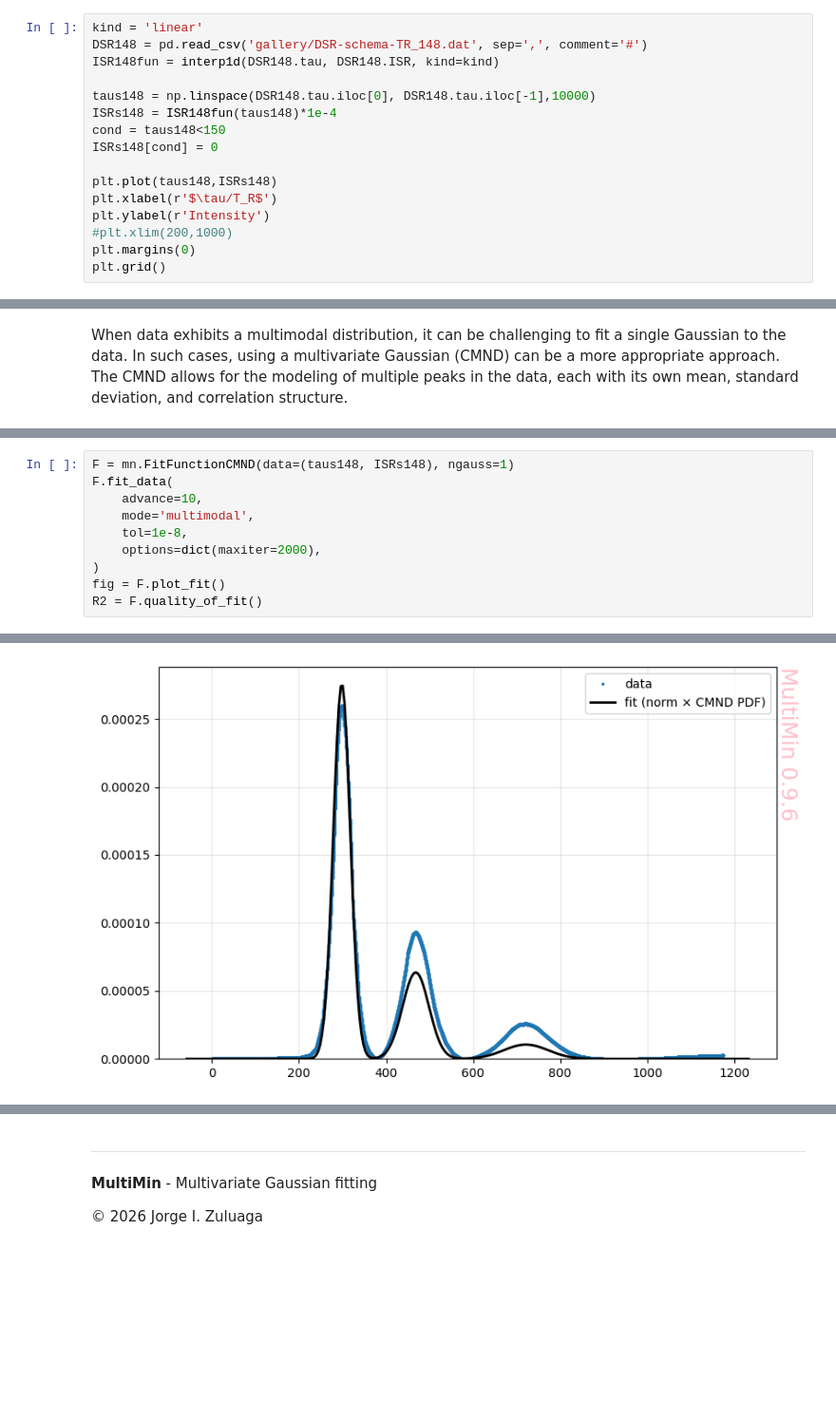
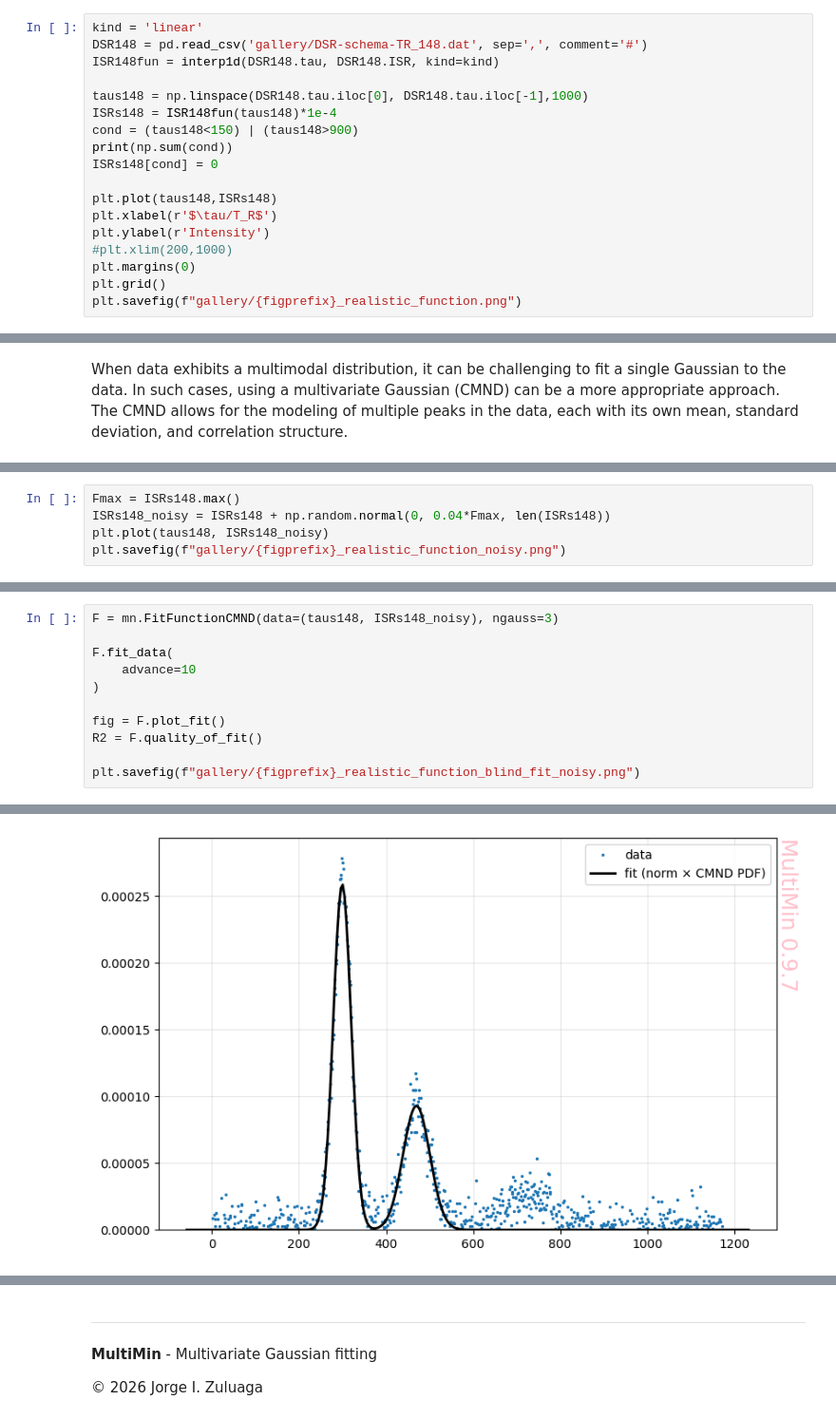
Before and after one commit to seap-udea/multimin, a Jupyter notebook: docs/examples/multimin_functions_tutorial.ipynb, the cells around one changed output, grey strips where cells are left out. Shown at 95% size. Saved outputs shown, nothing was run; the diff lists cells and outputs as text; blank space fills up the shorter version.

```diff
--- a/docs/examples/multimin_functions_tutorial.ipynb
+++ b/docs/examples/multimin_functions_tutorial.ipynb
@@ -298,9 +298,10 @@ kind = 'linear'
 DSR148 = pd.read_csv('gallery/DSR-schema-TR_148.dat', sep=',', comment='#')
 ISR148fun = interp1d(DSR148.tau, DSR148.ISR, kind=kind)
 
-taus148 = np.linspace(DSR148.tau.iloc[0], DSR148.tau.iloc[-1],10000)
+taus148 = np.linspace(DSR148.tau.iloc[0], DSR148.tau.iloc[-1],1000)
 ISRs148 = ISR148fun(taus148)*1e-4
-cond = taus148<150
+cond = (taus148<150) | (taus148>900)
+print(np.sum(cond))
 ISRs148[cond] = 0
 
 plt.plot(taus148,ISRs148)
@@ -309,4 +310,5 @@ plt.ylabel(r'Intensity')
 #plt.xlim(200,1000)
 plt.margins(0)
 plt.grid()
+plt.savefig(f"gallery/{figprefix}_realistic_function.png")
 # %% [output]
@@ -368,0 +446,5 @@ When data exhibits a multimodal distribution, it can be challenging to fit a sin
+# %%
+Fmax = ISRs148.max()
+ISRs148_noisy = ISRs148 + np.random.normal(0, 0.04*Fmax, len(ISRs148))
+plt.plot(taus148, ISRs148_noisy)
+plt.savefig(f"gallery/{figprefix}_realistic_function_noisy.png")
@@ -369,12 +455,13 @@ When data exhibits a multimodal distribution, it can be challenging to fit a sin
 # %%
-F = mn.FitFunctionCMND(data=(taus148, ISRs148), ngauss=1)
+F = mn.FitFunctionCMND(data=(taus148, ISRs148_noisy), ngauss=3)
+
 F.fit_data(
-    advance=10,
-    mode='multimodal',
-    tol=1e-8,
-    options=dict(maxiter=2000),
+    advance=10
 )
+
 fig = F.plot_fit()
 R2 = F.quality_of_fit()
+
+plt.savefig(f"gallery/{figprefix}_realistic_function_blind_fit_noisy.png")
 # %% [output]
 Loading a FitFunctionCMND object.
@@ -391 +485 @@ Quality of fit (after fit_data):
-[figure, old version]
+[figure, new version]
```
Also changed, not shown: parts of 38 cells of this notebook, 6 other files.
